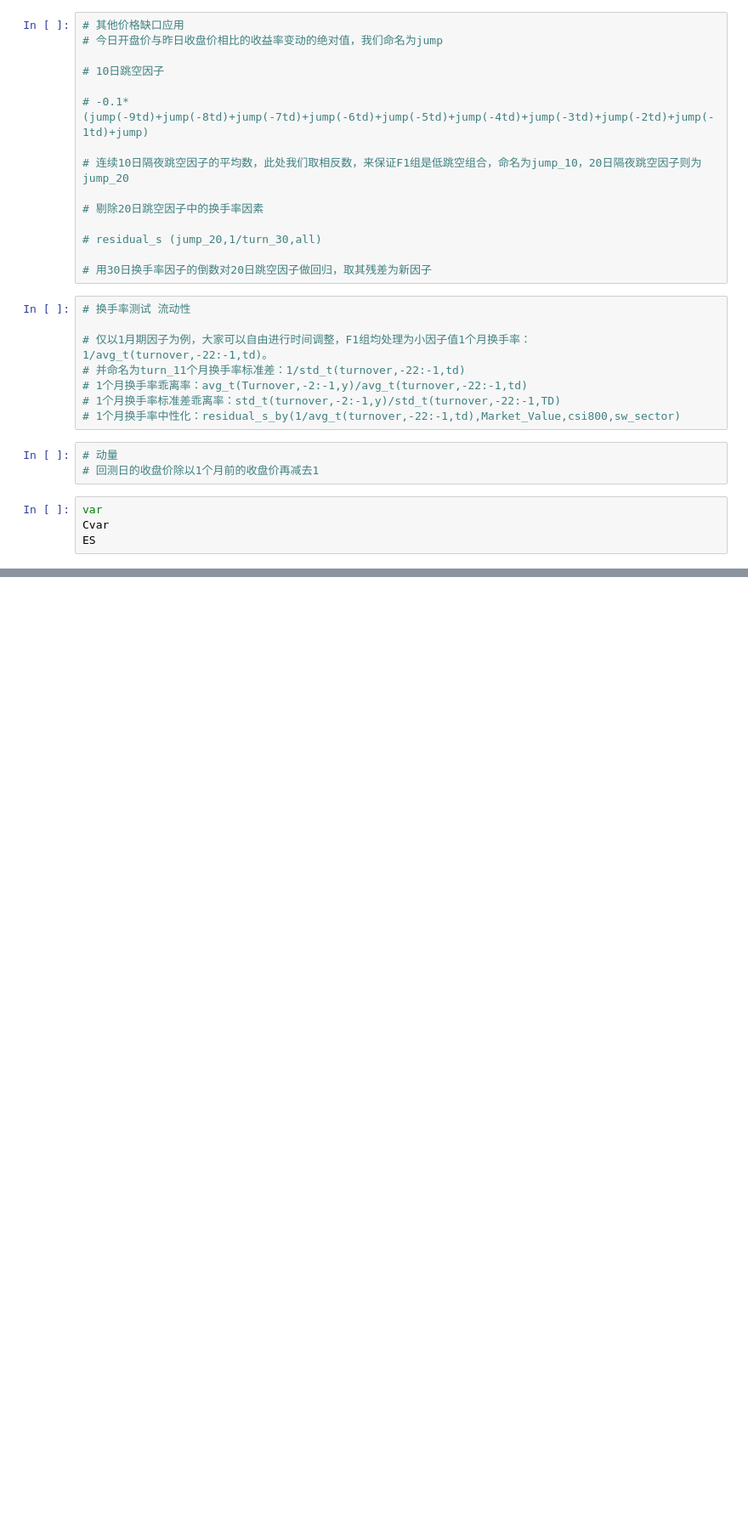
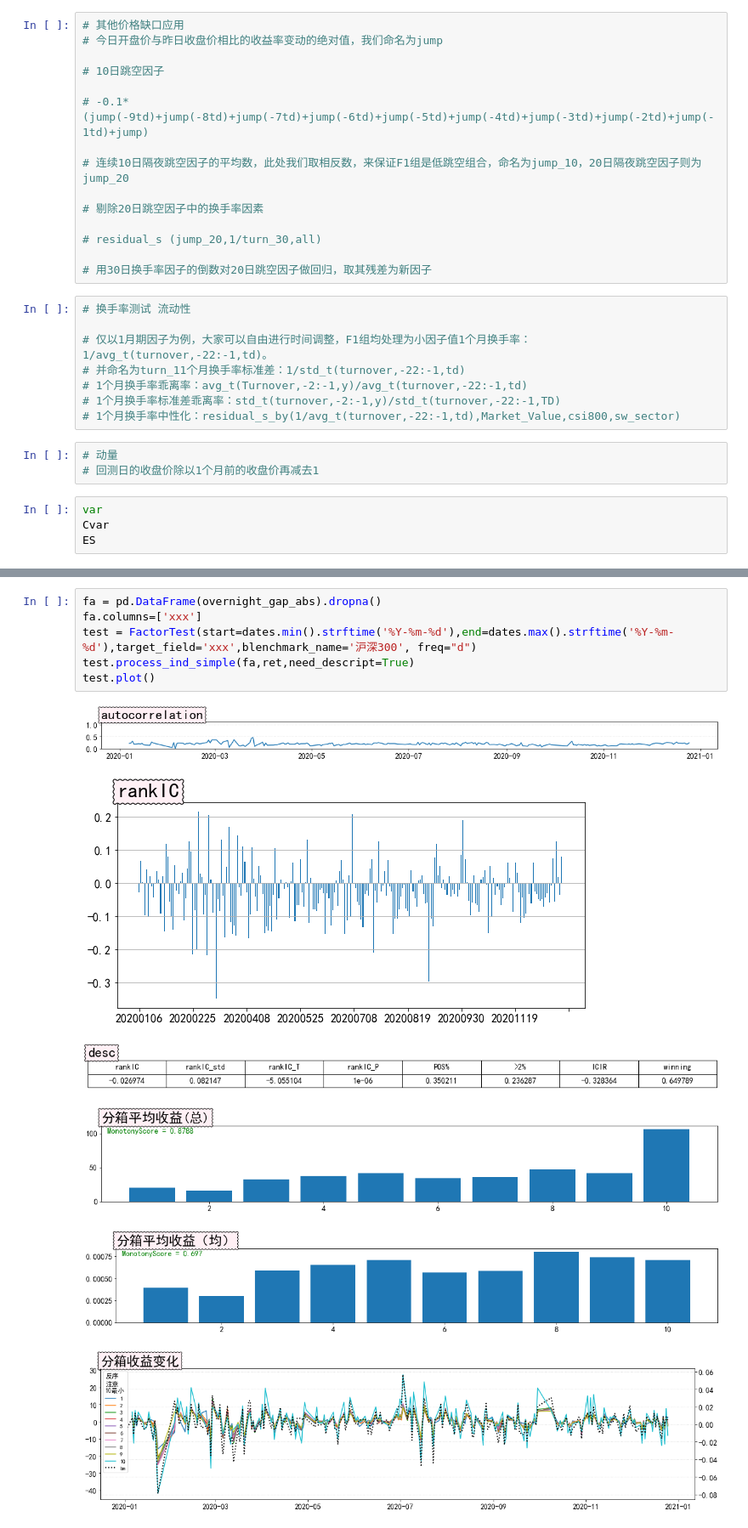
Before and after one commit to kaikai03/IndicatorLab, a Jupyter notebook: ind/Ind_Simple.ipynb, the cells around one changed output, grey strips where cells are left out. Shown at 85% size. Saved outputs shown, nothing was run; the diff lists cells and outputs as text; blank space fills up the shorter version.

```diff
--- a/ind/Ind_Simple.ipynb
+++ b/ind/Ind_Simple.ipynb
@@ -123,0 +117,13 @@ Wall time: 23.6 s
+# %%
+fa = pd.DataFrame(overnight_gap_abs).dropna()
+fa.columns=['xxx']
+test = FactorTest(start=dates.min().strftime('%Y-%m-%d'),end=dates.max().strftime('%Y-%m-%d'),target_field='xxx',blenchmark_name='沪深300', freq="d")
+test.process_ind_simple(fa,ret,need_descript=True)
+test.plot()
+# %% [output]
+[figure, added]
+[figure, added]
+[figure, added]
+[figure, added]
+[figure, added]
+[figure, added]
```
Also changed, not shown: parts of 8 cells of this notebook.
